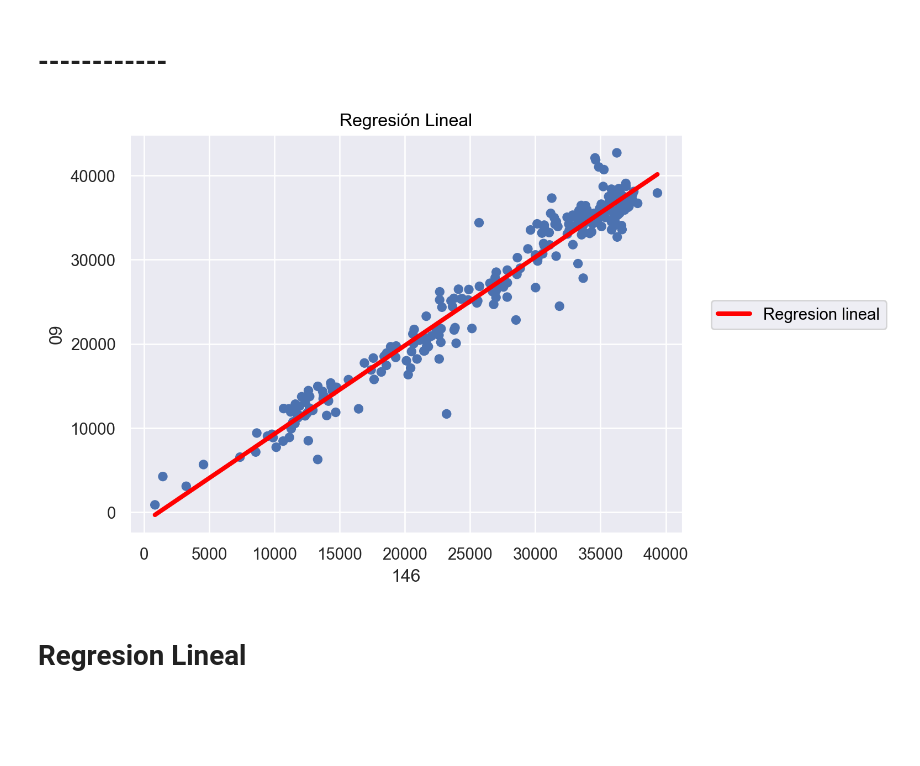
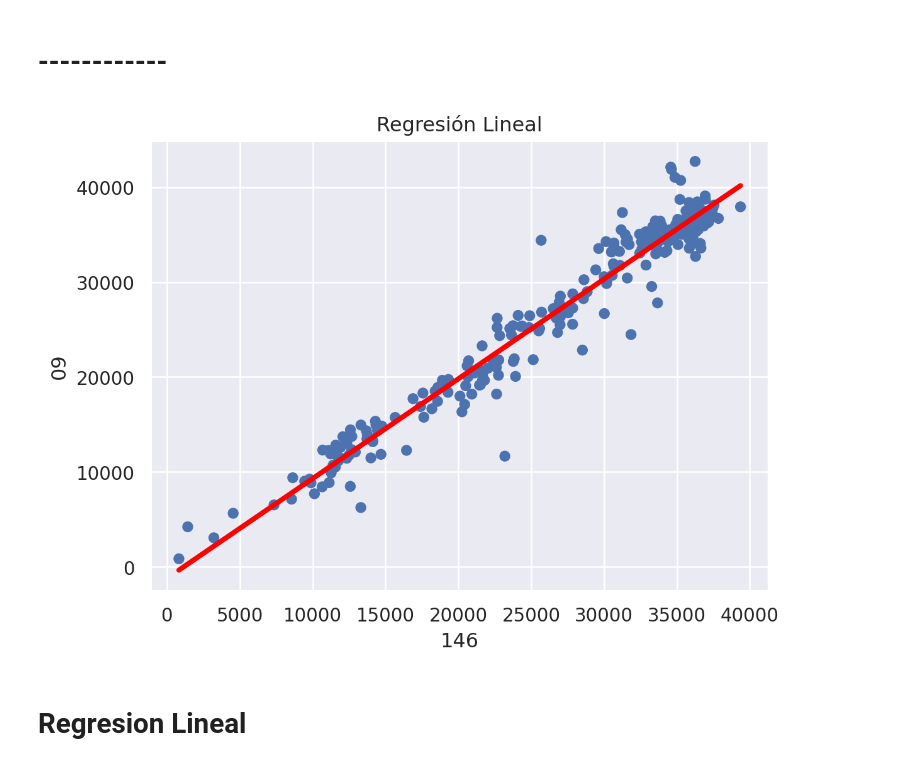
Before and after one commit to pedrobergaglio/transporte-publico-2023-ldd, a Jupyter notebook: regresion_lineal.ipynb, the cells around one changed output. Drawn from its saved outputs; the diff is of its cells as text; code cells hidden in the pictures; blank space fills up the shorter version.

```diff
--- a/regresion_lineal.ipynb
+++ b/regresion_lineal.ipynb
@@ -25,7 +25,9 @@ from sklearn.model_selection import KFold
 # %%
 datos_AMBA = pd.read_csv('sube-2023-regresion.csv')
 # %%
-datos_ColectivoJN = datos_AMBA[(datos_AMBA["TIPO_TRANSPORTE"] == "COLECTIVO") & (datos_AMBA['AMBA'] == 'SI') & (datos_AMBA["PROVINCIA"] == "JN") & (datos_AMBA['DATO_PRELIMINAR'] == 'NO')] # filtro y excluyo los datos
+datos_regresion = pd.read_csv('sube-2023-regresion.csv')
+
+datos_ColectivoJN = datos_AMBA[(datos_regresion["TIPO_TRANSPORTE"] == "COLECTIVO") & (datos_regresion['AMBA'] == 'SI') & (datos_regresion["PROVINCIA"] == "JN") & (datos_regresion ['DATO_PRELIMINAR'] == 'NO')] # Filtro y excluir los datos
 
 cols = datos_ColectivoJN["LINEA"].unique() #busco toda las lineas (sin repetidos)
 
@@ -73,12 +75,12 @@ pasajeros_por_linea_2023.head()
 # %%
 (
     so.Plot(data=pasajeros_por_linea_2023, x='BSAS_LINEA_146', y='BSAS_LINEA_009')
     .add(so.Dot())
-    .add(so.Line(color='red', linewidth=3), so.PolyFit(1), label='Regresion lineal')
+    .add(so.Line(color='red', linewidth=3), so.PolyFit(1))
     .label(title='Regresión Lineal', x='146', y='09')
 )
 # %% [output]
-[figure, old version]
+[figure, new version]
 # %% [markdown]
 # Regresion Lineal
 # %%
```
Also changed, not shown: parts of 8 cells of this notebook, 1 other file.
